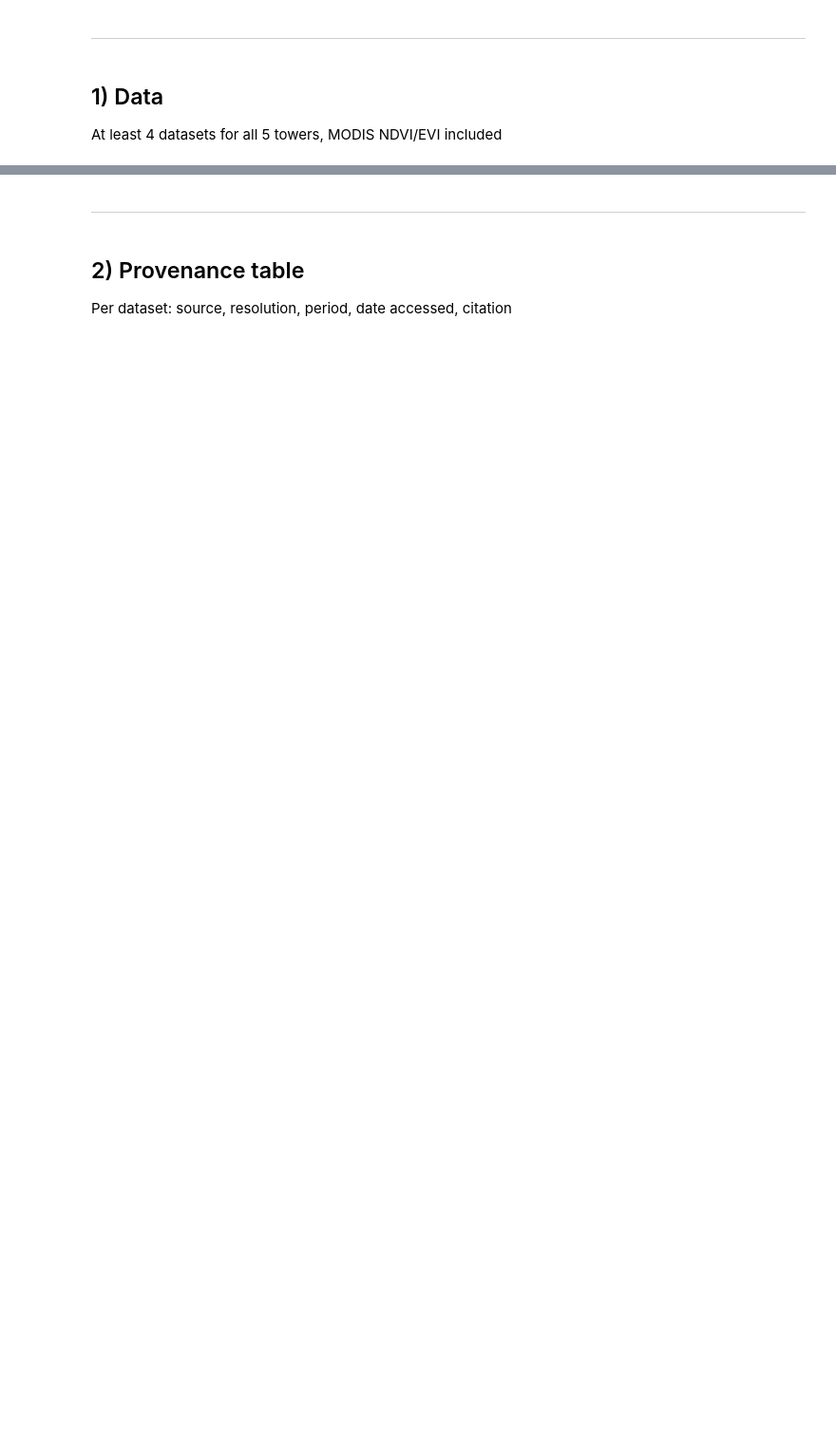
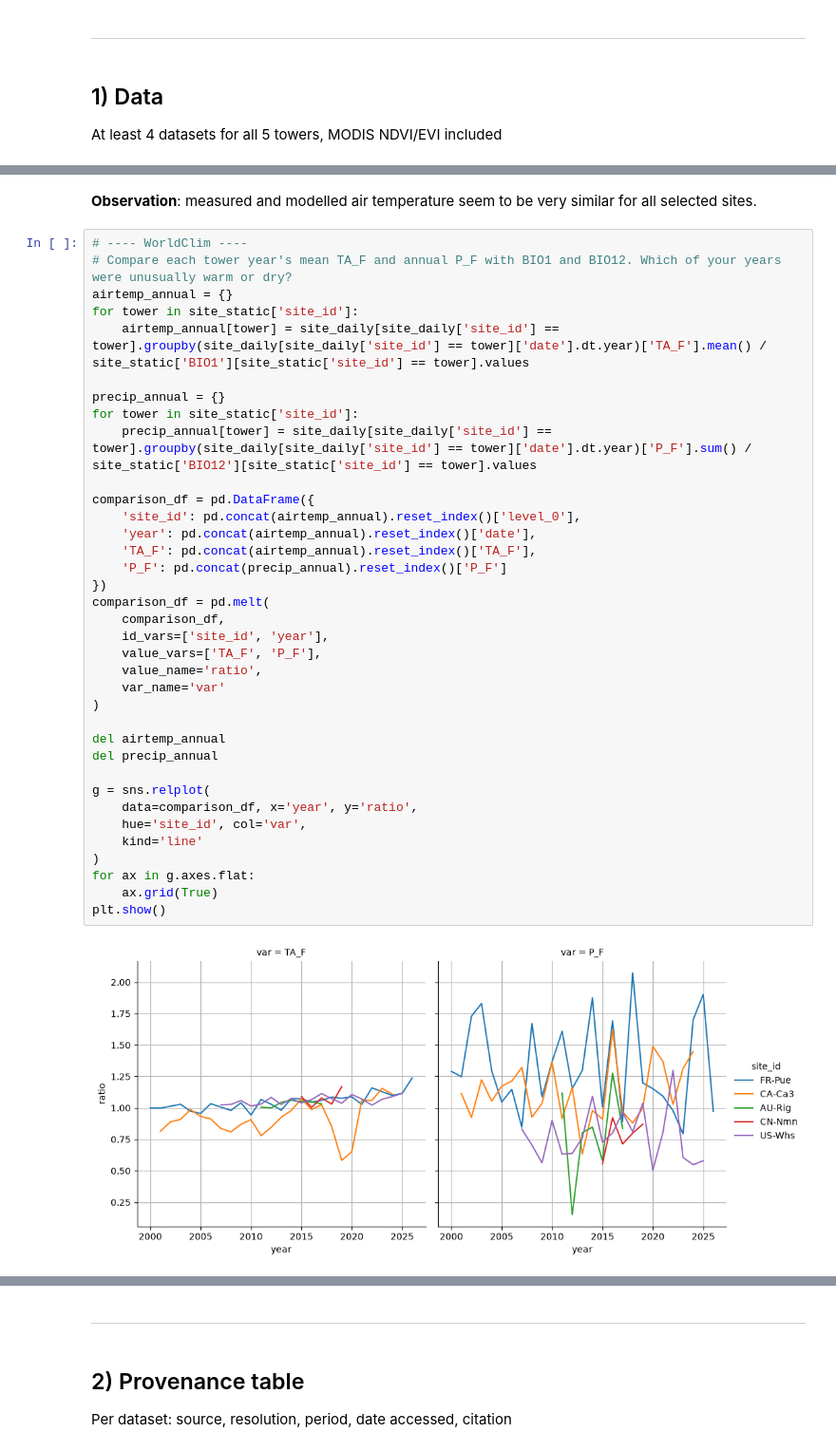
Before and after one commit to loew-b/datascience_env_monit, a Jupyter notebook: reports/block5_neighbours.ipynb, the cells around one changed output, grey strips where cells are left out. Shown at 95% size. Saved outputs shown, nothing was run; the diff lists cells and outputs as text; blank space fills up the shorter version.

```diff
--- a/reports/block5_neighbours.ipynb
+++ b/reports/block5_neighbours.ipynb
@@ -77,0 +89,40 @@ At least 4 datasets for all 5 towers, MODIS NDVI/EVI included
+# %% [markdown]
+**Observation**: measured and modelled air temperature seem to be very similar for all selected sites.
+# %%
+# ---- WorldClim ----
+# Compare each tower year's mean TA_F and annual P_F with BIO1 and BIO12. Which of your years were unusually warm or dry?
+airtemp_annual = {}
+for tower in site_static['site_id']:
+    airtemp_annual[tower] = site_daily[site_daily['site_id'] == tower].groupby(site_daily[site_daily['site_id'] == tower]['date'].dt.year)['TA_F'].mean() / site_static['BIO1'][site_static['site_id'] == tower].values
+
+precip_annual = {}
+for tower in site_static['site_id']:
+    precip_annual[tower] = site_daily[site_daily['site_id'] == tower].groupby(site_daily[site_daily['site_id'] == tower]['date'].dt.year)['P_F'].sum() / site_static['BIO12'][site_static['site_id'] == tower].values
+
+comparison_df = pd.DataFrame({
+    'site_id': pd.concat(airtemp_annual).reset_index()['level_0'],
+    'year': pd.concat(airtemp_annual).reset_index()['date'],
+    'TA_F': pd.concat(airtemp_annual).reset_index()['TA_F'],
+    'P_F': pd.concat(precip_annual).reset_index()['P_F']
+})
+comparison_df = pd.melt(
+    comparison_df,
+    id_vars=['site_id', 'year'],
+    value_vars=['TA_F', 'P_F'],
+    value_name='ratio',
+    var_name='var'
+)
+
+del airtemp_annual
+del precip_annual
+
+g = sns.relplot(
+    data=comparison_df, x='year', y='ratio',
+    hue='site_id', col='var',
+    kind='line'
+)
+for ax in g.axes.flat:
+    ax.grid(True)
+plt.show()
+# %% [output]
+[figure, added]
```
Also changed, not shown: parts of 19 cells of this notebook, 3 other files.
